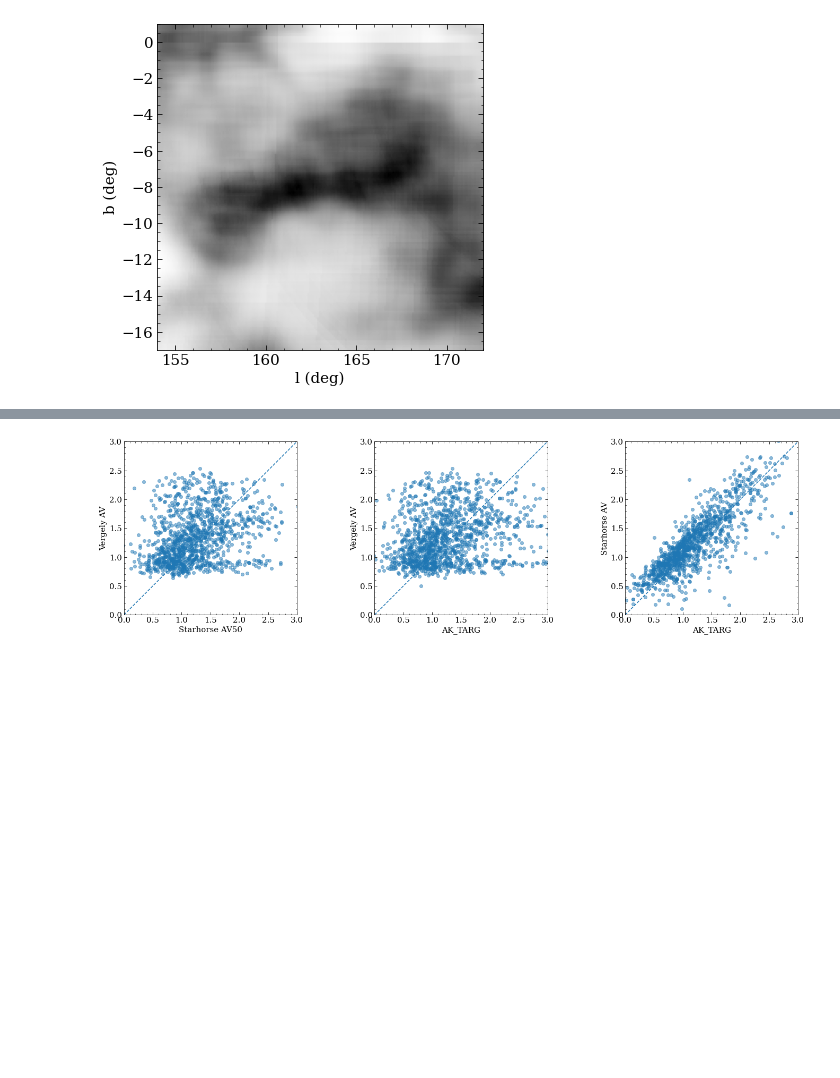
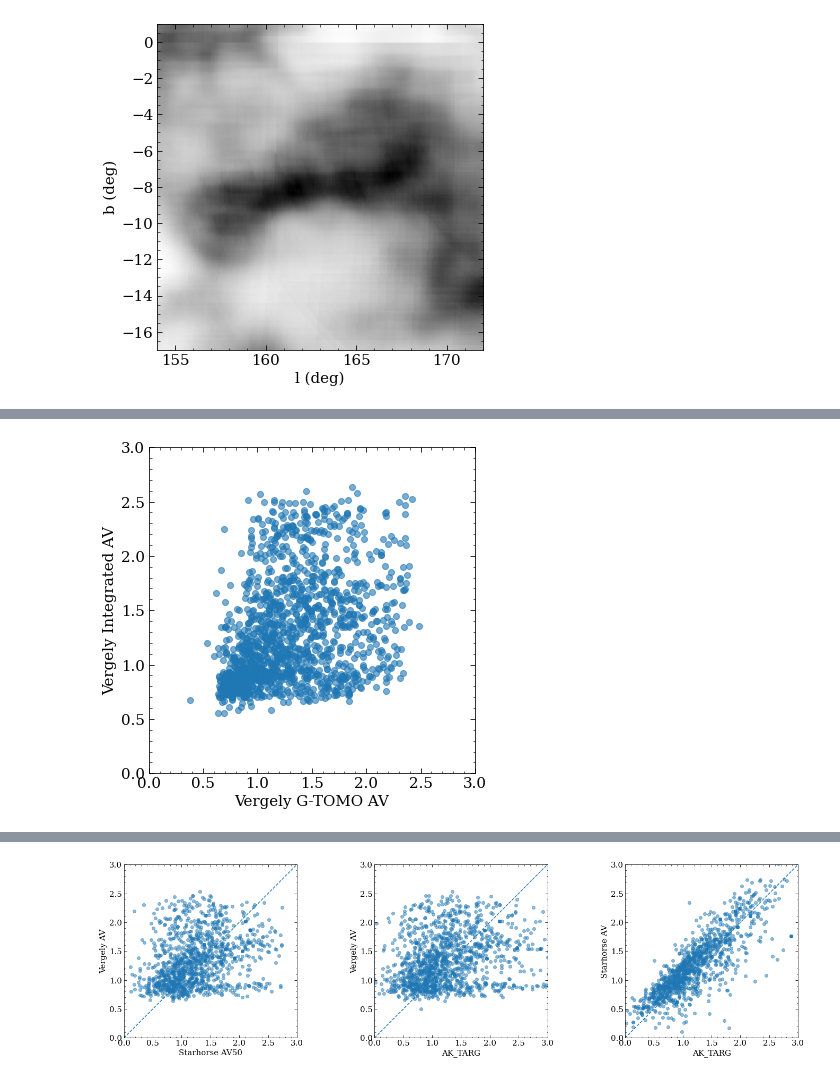
Before and after one commit to aidantmcb/CACloudKT, a Jupyter notebook: 20230414_DIB_AV_relationship.ipynb, the cells around one changed output, grey strips where cells are left out. Saved outputs shown, nothing was run; the diff lists cells and outputs as text; code cells hidden in the pictures; blank space fills up the shorter version.

```diff
--- a/20230414_DIB_AV_relationship.ipynb
+++ b/20230414_DIB_AV_relationship.ipynb
@@ -179,0 +229,11 @@ plt.show()
+# %%
+fig, ax = plt.subplots(figsize = (6,6))
+ax.scatter(CA_meta['VERG_AV'], CA_meta['Dustmap_AV'], alpha = 0.6)
+ax.set_xlabel('Vergely G-TOMO AV')
+ax.set_ylabel('Vergely Integrated AV')
+ax.set_xlim(0, 3)
+ax.set_ylim(0, 3)
+ax.set_aspect('equal')
+plt.show()
+# %% [output]
+[figure, added]
```
Also changed, not shown: parts of 9 cells of this notebook, 1 other file.
